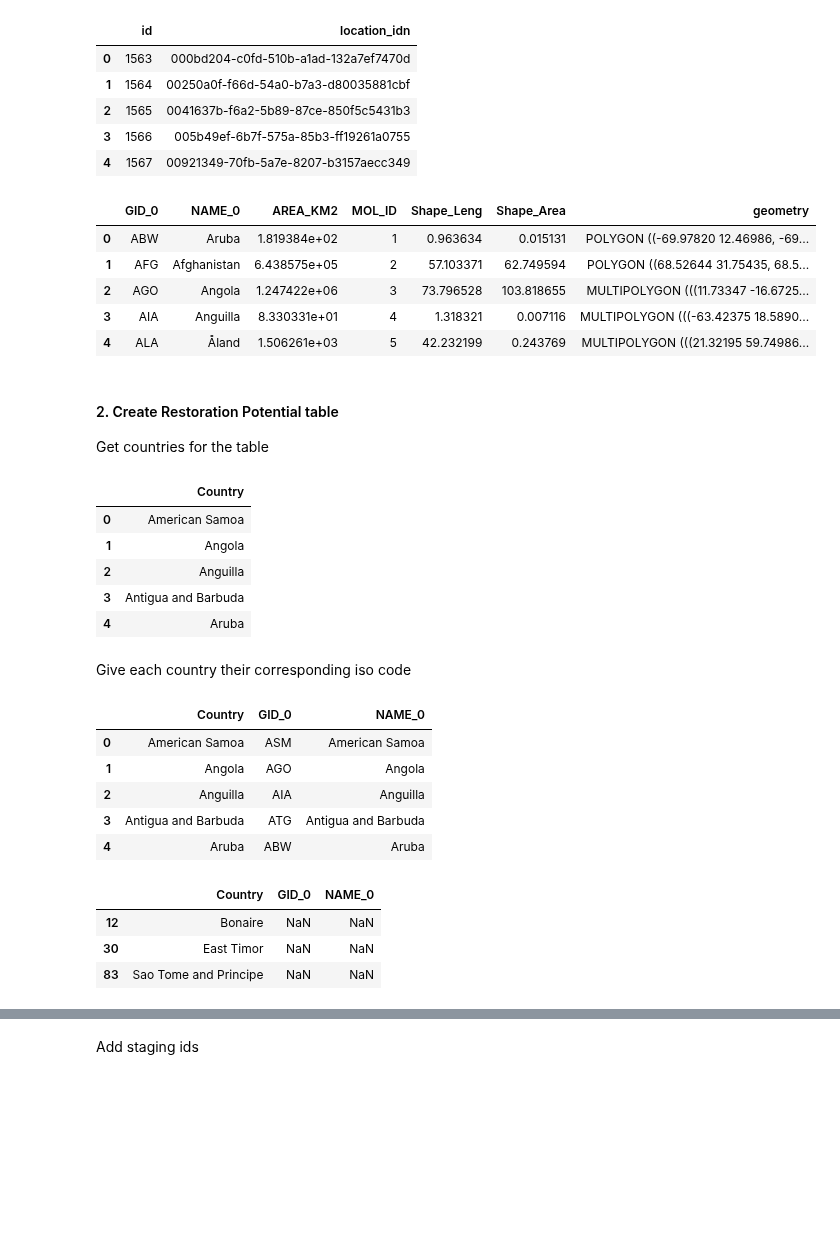
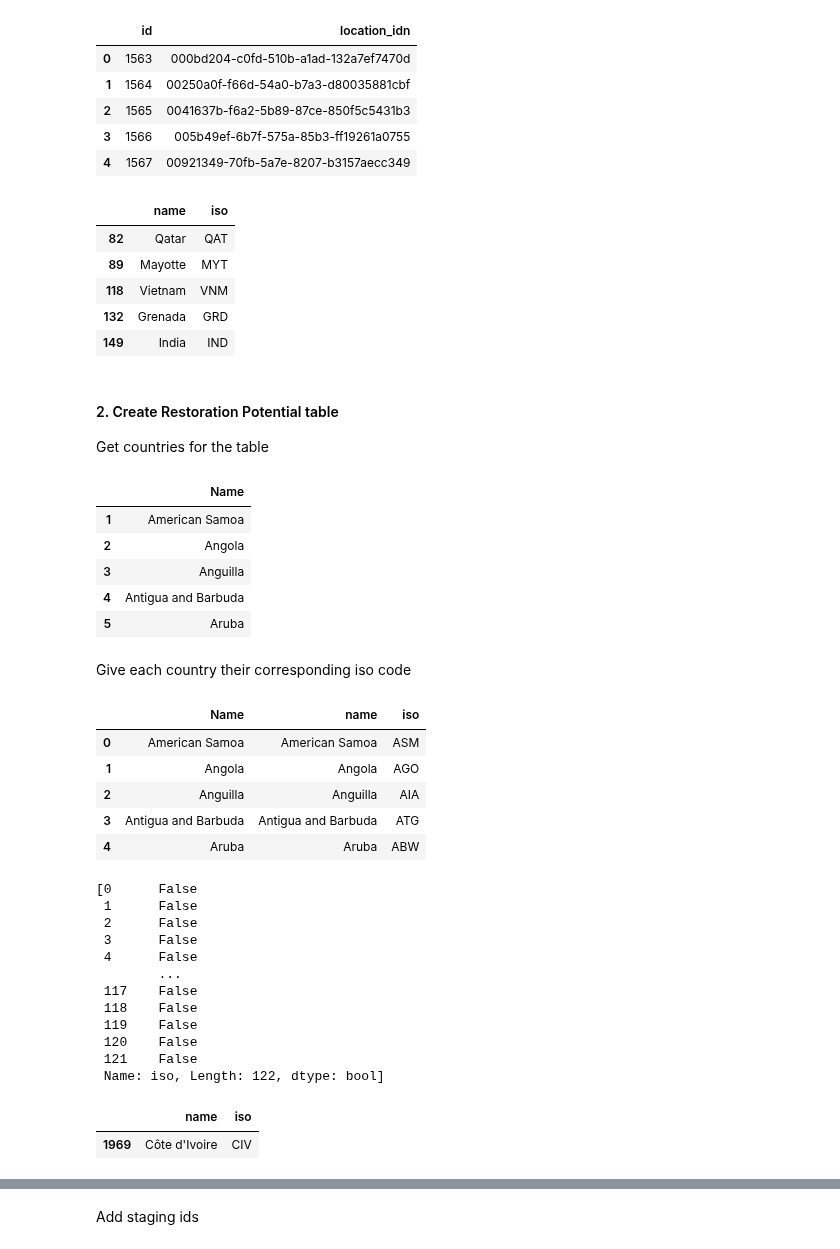
Before and after one commit to Vizzuality/mangrove-atlas, a Jupyter notebook: data/notebooks/Lab/data_processing/widgets-v2/restoration_and_degradation_widget.ipynb, the cells around one changed output, grey strips where cells are left out. Cells and saved outputs as stored; diff of their text form; code cells hidden in the pictures; blank space fills up the shorter version.

```diff
--- a/data/notebooks/Lab/data_processing/widgets-v2/restoration_and_degradation_widget.ipynb
+++ b/data/notebooks/Lab/data_processing/widgets-v2/restoration_and_degradation_widget.ipynb
@@ -110,27 +99,30 @@ api_locs.head()
 | 4 | 1567 | 00921349-70fb-5a7e-8207-b3157aecc349 |
 # %%
 # Import gadm file to retrieve ISO codes
-gadm = gpd.read_file('../../../../data/gadm36_level0_original/gadm36_level0_original.shp')
-gadm.head()
+#gadm = gpd.read_file('../../../../data/gadm36_level0_original/gadm36_level0_original.shp')
+
+#Get ISO codes from locations file
+isocodes = locations[['name', 'iso']].copy()
+isocodes.head()
 # %% [output]
-|  | GID_0 | NAME_0 | AREA_KM2 | MOL_ID | Shape_Leng | Shape_Area | geometry |
-| 0 | ABW | Aruba | 1.819384e+02 | 1 | 0.963634 | 0.015131 | POLYGON ((-69.97820 12.46986, -69... |
-| 1 | AFG | Afghanistan | 6.438575e+05 | 2 | 57.103371 | 62.749594 | POLYGON ((68.52644 31.75435, 68.5... |
-| 2 | AGO | Angola | 1.247422e+06 | 3 | 73.796528 | 103.818655 | MULTIPOLYGON (((11.73347 -16.6725... |
-| 3 | AIA | Anguilla | 8.330331e+01 | 4 | 1.318321 | 0.007116 | MULTIPOLYGON (((-63.42375 18.5890... |
-| 4 | ALA | Åland | 1.506261e+03 | 5 | 42.232199 | 0.243769 | MULTIPOLYGON (((21.32195 59.74986... |
+|  | name | iso |
+| 82 | Qatar | QAT |
+| 89 | Mayotte | MYT |
+| 118 | Vietnam | VNM |
+| 132 | Grenada | GRD |
+| 149 | India | IND |
 # %% [markdown]
 #### 2. Create Restoration Potential table
 Get countries for the table
 # %%
-rp = layer0[['Country']]
+rp = data_df[['Name']]
 rp.head()
 # %% [output]
-|  | Country |
-| 0 | American Samoa |
-| 1 | Angola |
-| 2 | Anguilla |
-| 3 | Antigua and Barbuda |
-| 4 | Aruba |
+|  | Name |
+| 1 | American Samoa |
+| 2 | Angola |
+| 3 | Anguilla |
+| 4 | Antigua and Barbuda |
+| 5 | Aruba |
 # %% [markdown]
 Give each country their corresponding iso code
@@ -139,19 +129,27 @@ isocodes = gadm[['GID_0', 'NAME_0']]
 # %%
 # Add iso codes to countries in rp dataframe
-rp = pd.merge(rp, isocodes, how='left', left_on='Country', right_on='NAME_0')
+rp = pd.merge(rp, isocodes, how='left', left_on='Name', right_on='name')
 rp.head()
 # %% [output]
-|  | Country | GID_0 | NAME_0 |
-| 0 | American Samoa | ASM | American Samoa |
-| 1 | Angola | AGO | Angola |
-| 2 | Anguilla | AIA | Anguilla |
-| 3 | Antigua and Barbuda | ATG | Antigua and Barbuda |
-| 4 | Aruba | ABW | Aruba |
+|  | Name | name | iso |
+| 0 | American Samoa | American Samoa | ASM |
+| 1 | Angola | Angola | AGO |
+| 2 | Anguilla | Anguilla | AIA |
+| 3 | Antigua and Barbuda | Antigua and Barbuda | ATG |
+| 4 | Aruba | Aruba | ABW |
 # %%
 # Check which countries did not match with gadm and have no iso
-rp[rp['GID_0'].isnull()]
+[rp['iso'].isnull()]
 # %% [output]
-|  | Country | GID_0 | NAME_0 |
-| 12 | Bonaire | NaN | NaN |
-| 30 | East Timor | NaN | NaN |
-| 83 | Sao Tome and Principe | NaN | NaN |
+[0      False
+ 1      False
+ 2      False
+ 3      False
+ 4      False
+        ...
+ 117    False
+ 118    False
+ 119    False
+ 120    False
+ 121    False
+ Name: iso, Length: 122, dtype: bool]
@@ -162,0 +156,5 @@ rp.GID_0[83] = 'STP'
+# %%
+locations[locations['name'].str.contains('Ivo')][['name', 'iso']]
+# %% [output]
+|  | name | iso |
+| 1969 | Côte d'Ivoire | CIV |
```
Also changed, not shown: parts of 37 cells of this notebook, 3 other files.
